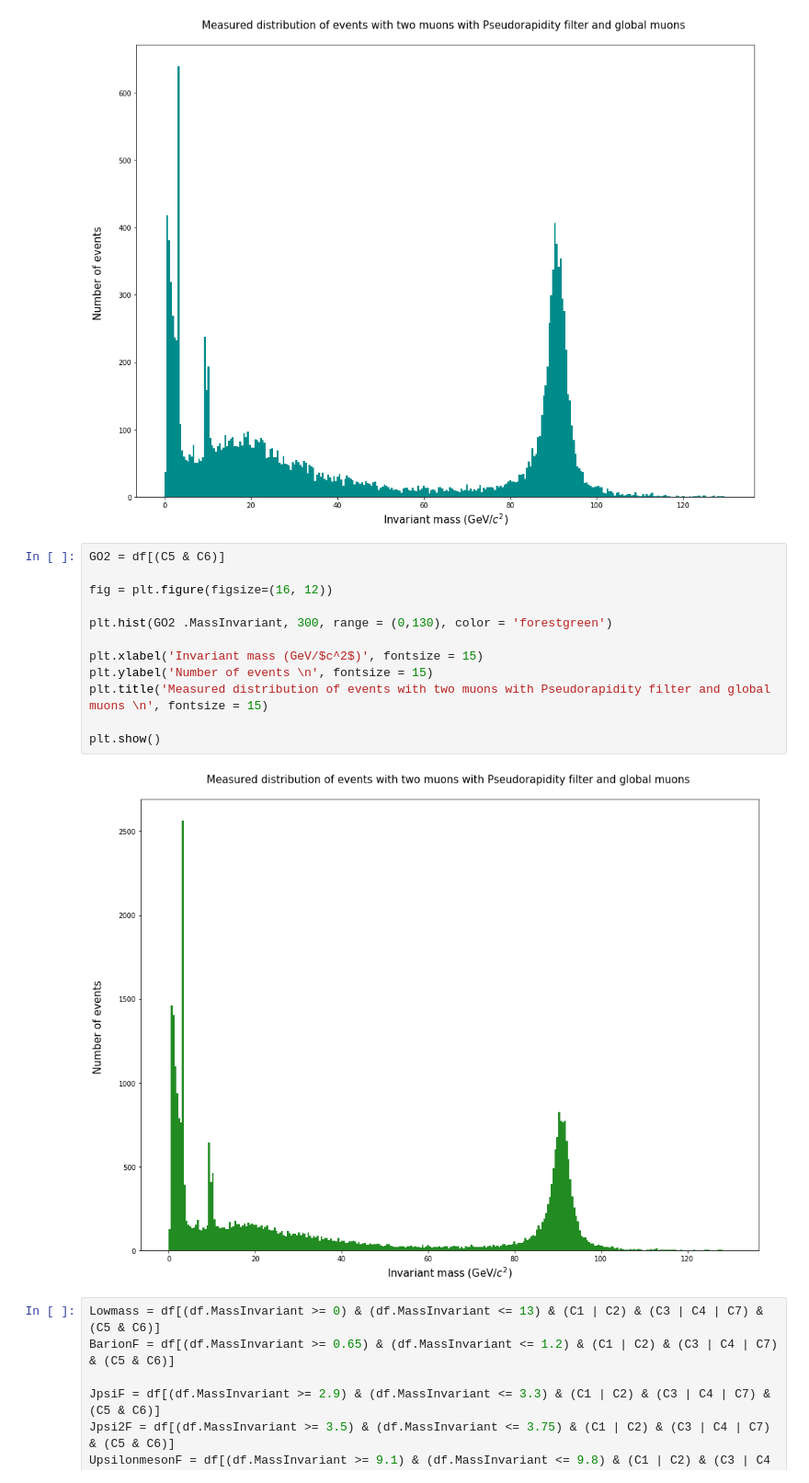
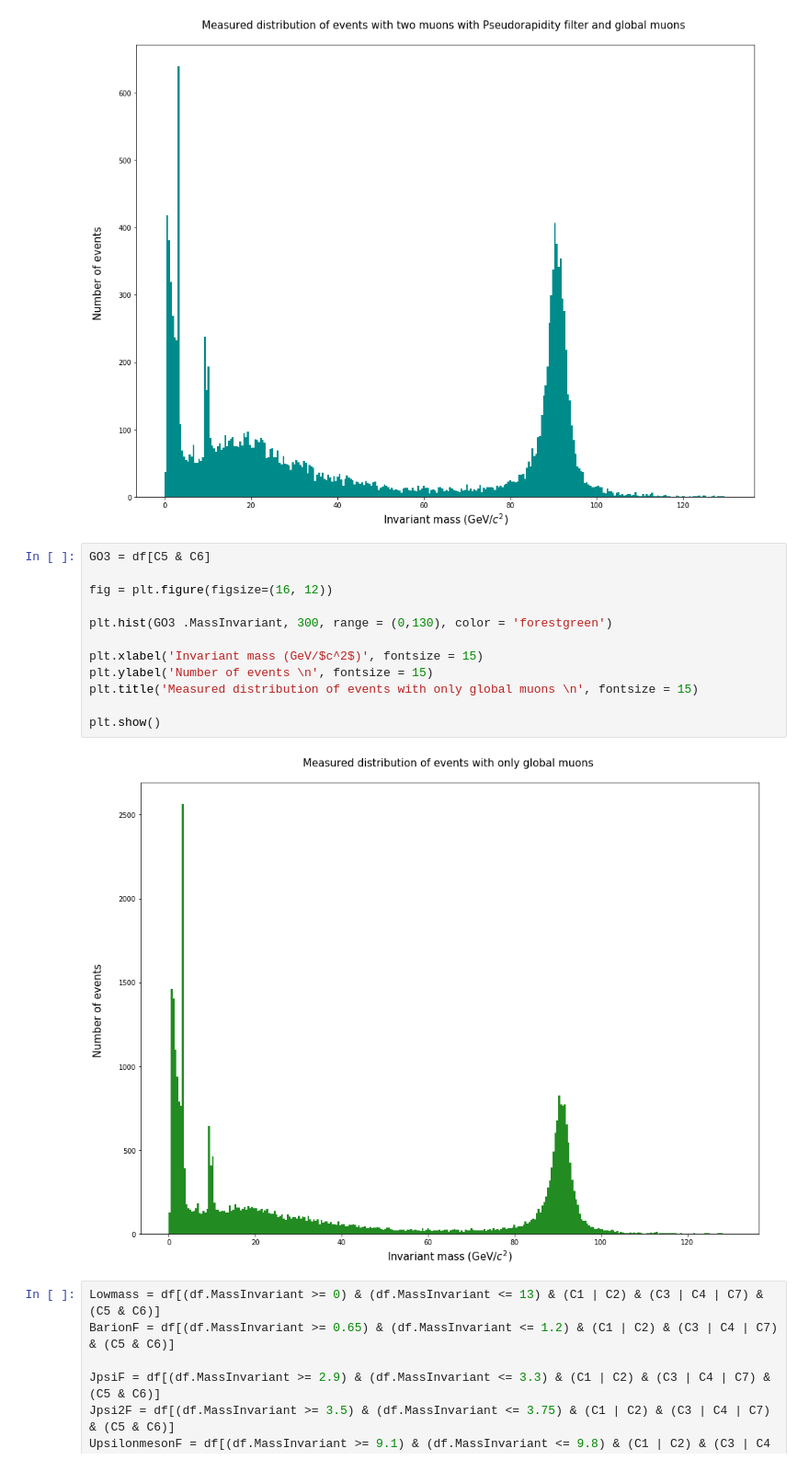
Before and after one commit to fisicadeparticulas/20190225-presentacionderesultados-motofjm, a Jupyter notebook: Twomounsmass-Copy1.ipynb, the cells around one changed output. Shown: that part at 92% size. Drawn from its saved outputs; the diff is of its cells as text.

```diff
--- a/Twomounsmass-Copy1.ipynb
+++ b/Twomounsmass-Copy1.ipynb
@@ -139,19 +139,19 @@ plt.show()
 # %% [output]
 [figure]
 # %%
-GO2 = df[(C5 & C6)]
+GO3 = df[C5 & C6]
 
 fig = plt.figure(figsize=(16, 12))
 
-plt.hist(GO2 .MassInvariant, 300, range = (0,130), color = 'forestgreen')
+plt.hist(GO3 .MassInvariant, 300, range = (0,130), color = 'forestgreen')
 
 plt.xlabel('Invariant mass (GeV/$c^2$)', fontsize = 15)
 plt.ylabel('Number of events \n', fontsize = 15)
-plt.title('Measured distribution of events with two muons with Pseudorapidity filter and global muons \n', fontsize = 15)
+plt.title('Measured distribution of events with only global muons \n', fontsize = 15)
 
 plt.show()
 # %% [output]
-[figure, old version]
+[figure, new version]
 # %%
 Lowmass = df[(df.MassInvariant >= 0) & (df.MassInvariant <= 13) & (C1 | C2) & (C3 | C4 | C7) & (C5 & C6)]
 BarionF = df[(df.MassInvariant >= 0.65) & (df.MassInvariant <= 1.2) & (C1 | C2) & (C3 | C4 | C7) & (C5 & C6)]
```
Also changed, not shown: parts of 3 cells of this notebook.
